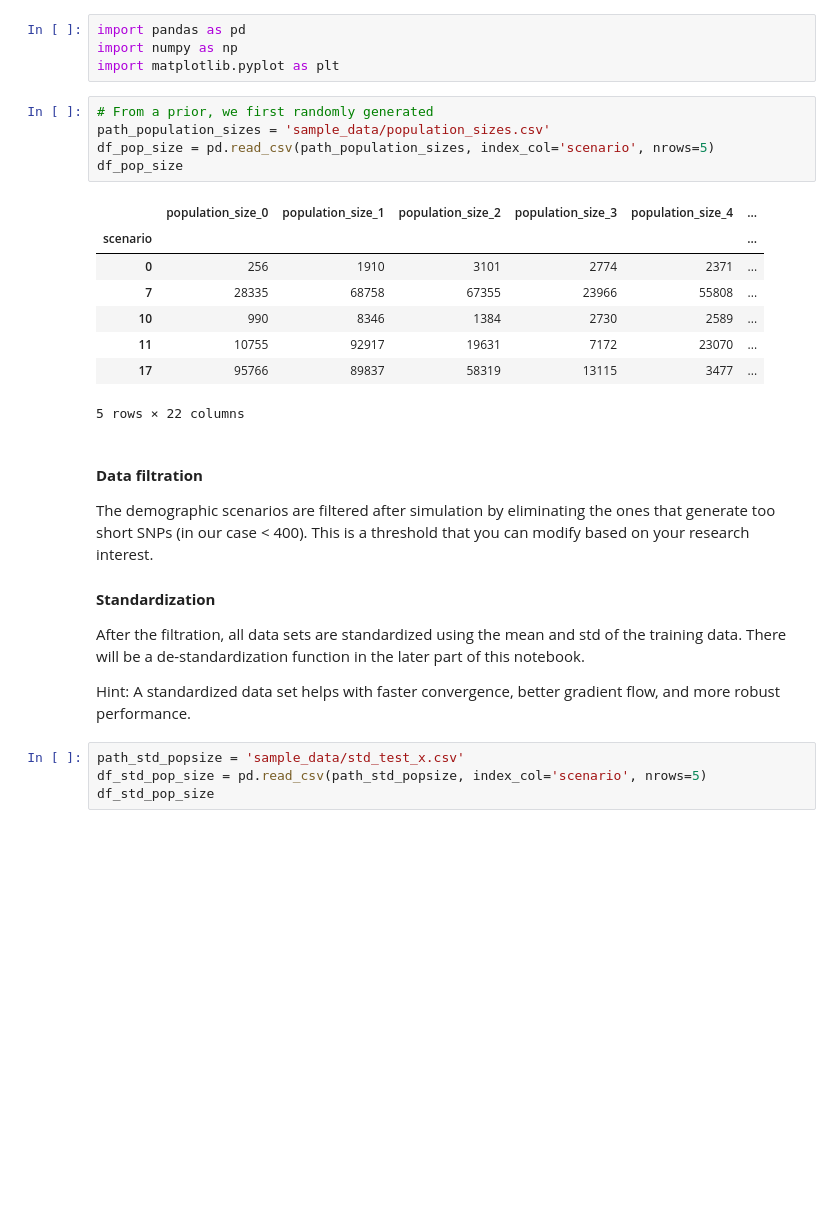
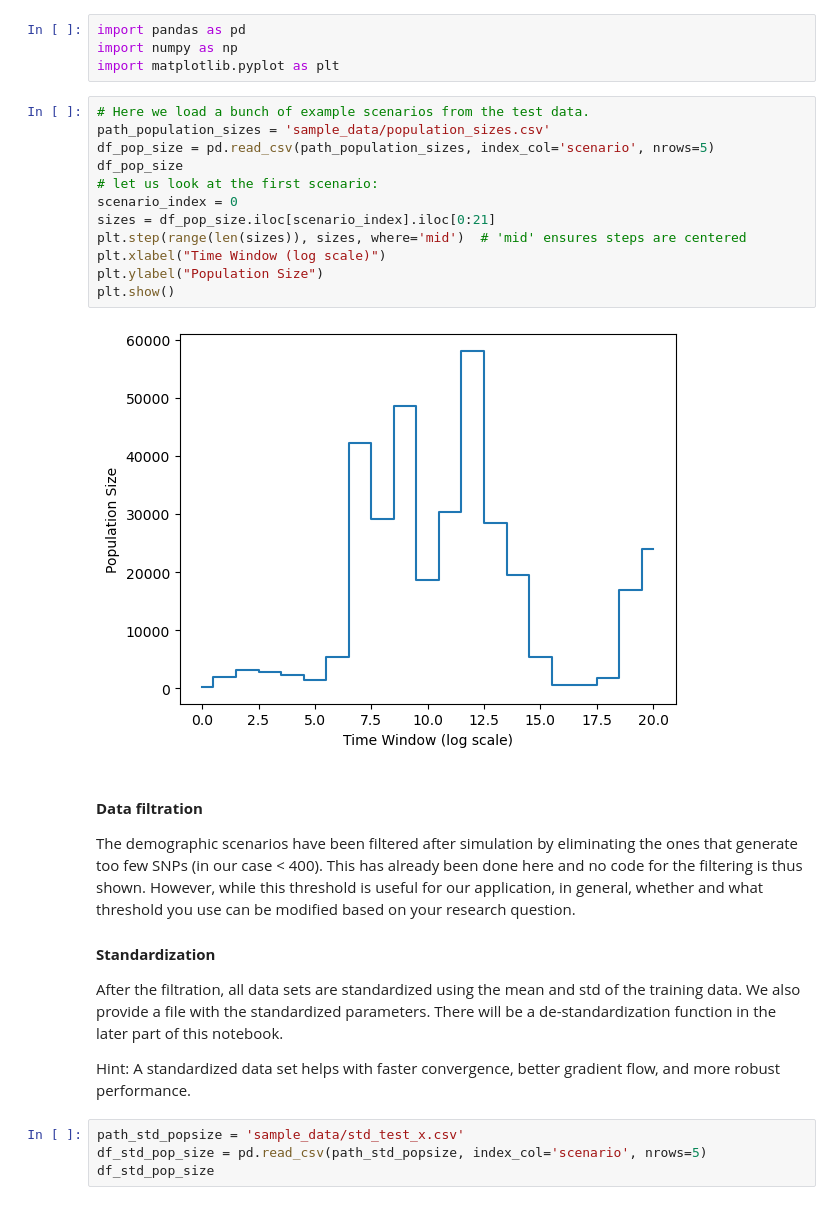
Before and after one commit to fbaumdicker/ML-PopGen-Tutorials, a Jupyter notebook: NPEinPopGen/sbi_snakemake.ipynb, the cells around one changed output. Drawn from its saved outputs; the diff is of its cells as text; blank space fills up the shorter version.

```diff
--- a/NPEinPopGen/sbi_snakemake.ipynb
+++ b/NPEinPopGen/sbi_snakemake.ipynb
@@ -112,25 +127,25 @@ import pandas as pd
 import numpy as np
 import matplotlib.pyplot as plt
 # %%
-# From a prior, we first randomly generated
+# Here we load a bunch of example scenarios from the test data.
 path_population_sizes = 'sample_data/population_sizes.csv'
 df_pop_size = pd.read_csv(path_population_sizes, index_col='scenario', nrows=5)
 df_pop_size
+# let us look at the first scenario:
+scenario_index = 0
+sizes = df_pop_size.iloc[scenario_index].iloc[0:21]
+plt.step(range(len(sizes)), sizes, where='mid')  # 'mid' ensures steps are centered
+plt.xlabel("Time Window (log scale)")
+plt.ylabel("Population Size")
+plt.show()
 # %% [output]
-|  | population_size_0 | population_size_1 | population_size_2 | population_size_3 | population_size_4 | ... |
-| scenario |  |  |  |  |  | ... |
-| 0 | 256 | 1910 | 3101 | 2774 | 2371 | ... |
-| 7 | 28335 | 68758 | 67355 | 23966 | 55808 | ... |
-| 10 | 990 | 8346 | 1384 | 2730 | 2589 | ... |
-| 11 | 10755 | 92917 | 19631 | 7172 | 23070 | ... |
-| 17 | 95766 | 89837 | 58319 | 13115 | 3477 | ... |
-5 rows × 22 columns
+[figure, added]
 # %% [markdown]
 #### **Data filtration**
-The demographic scenarios are filtered after simulation by eliminating the ones that generate too short SNPs (in our case < 400). This is a threshold that you can modify based on your research interest.
+The demographic scenarios have been filtered after simulation by eliminating the ones that generate too few SNPs (in our case < 400). This has already been done here and no code for the filtering is thus shown. However, while this threshold is useful for our application, in general, whether and what threshold you use can be modified based on your research question.
 
 #### **Standardization**
-After the filtration, all data sets are standardized using the mean and std of the training data. There will be a de-standardization function in the later part of this notebook.
+After the filtration, all data sets are standardized using the mean and std of the training data. We also provide a file with the standardized parameters. There will be a de-standardization function in the later part of this notebook.
 
 Hint: A standardized data set helps with faster convergence, better gradient flow, and more robust performance.
 # %%
```
Also changed, not shown: parts of 34 cells of this notebook.
